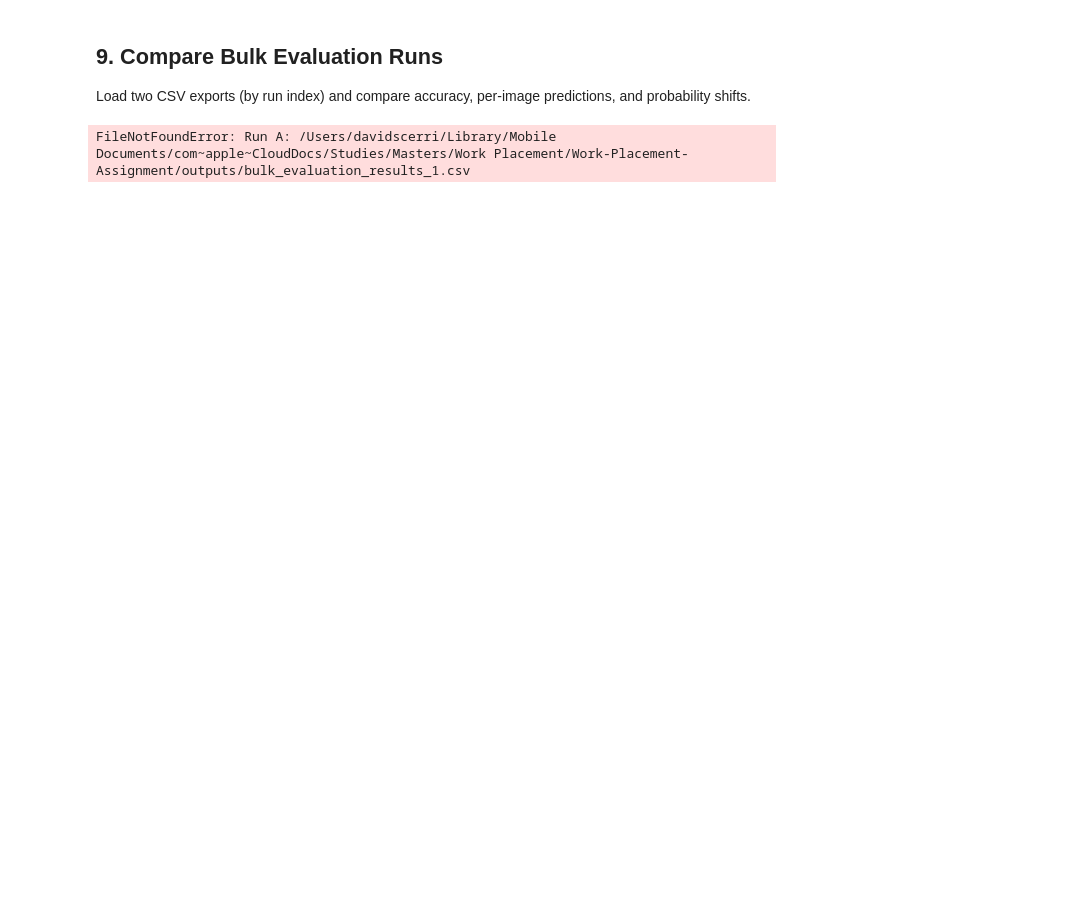
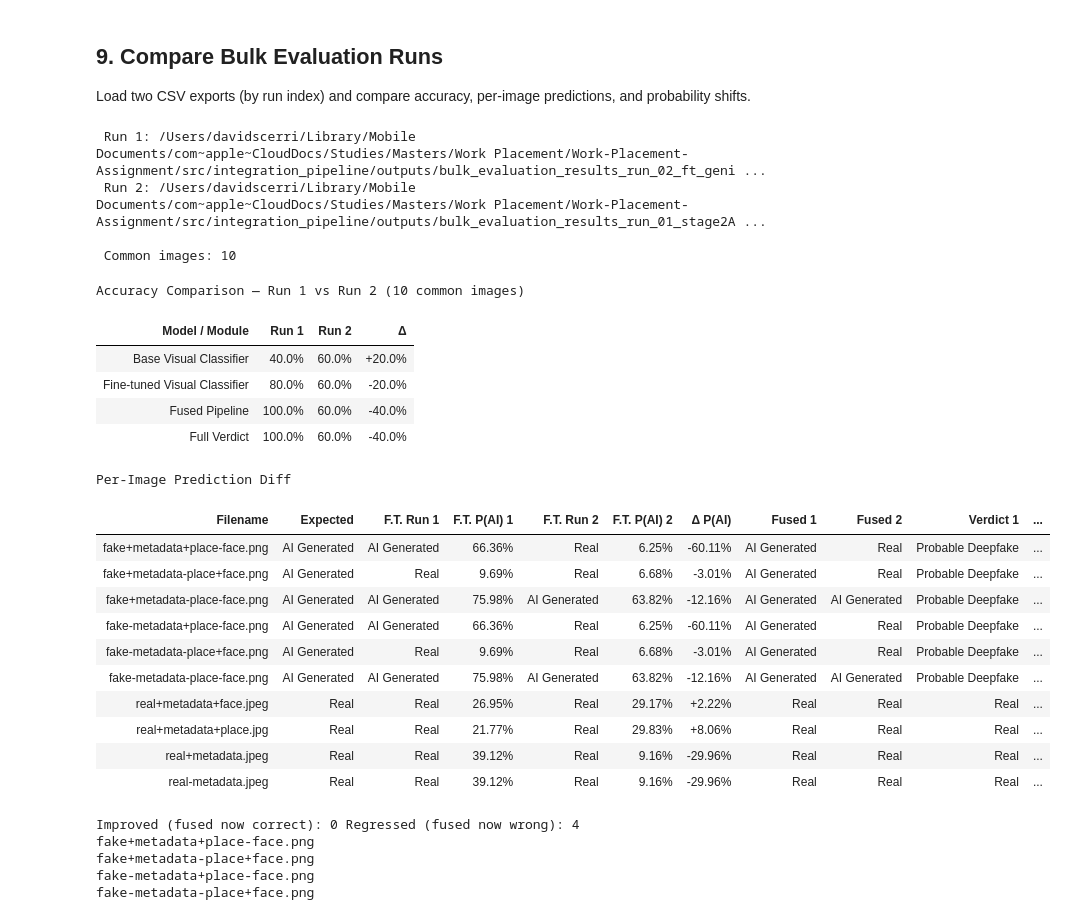
Before and after one commit to DavidBScerri/Work-Placement-Assignment, a Jupyter notebook: src/integration_pipeline/bulk_evaluation.ipynb, the cells around one changed output. Saved outputs shown, nothing was run; the diff lists cells and outputs as text; code cells hidden in the pictures; blank space fills up the shorter version.

```diff
--- a/src/integration_pipeline/bulk_evaluation.ipynb
+++ b/src/integration_pipeline/bulk_evaluation.ipynb
@@ -619,14 +619,14 @@ Load two CSV exports (by run index) and compare accuracy, per-image predictions,
 import csv
 from IPython.display import display, HTML
 
-RUN_A = 1   # first run  (bulk_evaluation_results.csv)
-RUN_B = 2   # second run (bulk_evaluation_results_1.csv)
+csv_a = os.path.join(
+    PROJECT_ROOT, "src", "integration_pipeline", "outputs", "bulk_evaluation_results_run_02_ft_genimage_w_julienlucas.csv"
+)
 
-def _csv_path(idx):
-    suffix = '' if idx == 0 else f'_{idx}'
-    return os.path.join(PROJECT_ROOT, 'outputs', f'bulk_evaluation_results{suffix}.csv')
+csv_b = os.path.join(
+    PROJECT_ROOT, "src", "integration_pipeline", "outputs", "bulk_evaluation_results_run_01_stage2A_ft_combined.csv"
+)
 
-csv_a, csv_b = _csv_path(RUN_A), _csv_path(RUN_B)
 
 for label, path in [('Run A', csv_a), ('Run B', csv_b)]:
     if not os.path.exists(path):
@@ -775,31 +775,57 @@ for fname in common:
     {TR}{row_style}>
         {TD} style="text-align:left;"><code>{fname}</code></td>
         {TD}>{exp}</td>
         {TD} class="{pred_cls(a['ft_prediction'], exp)}">{a['ft_prediction']}</td>
         {TD}>{a['ft_ai_prob']:.2%}</td>
         {TD} class="{pred_cls(b['ft_prediction'], exp)}">{b['ft_prediction']}</td>
         {TD}>{b['ft_ai_prob']:.2%}</td>
         {TD} class="{d_cls}">{d_sign}{ft_delta:.2%}</td>
         {TD} class="{pred_cls(a['fused_label'], exp)}">{a['fused_label']}</td>
         {TD} class="{pred_cls(b['fused_label'], exp)}">{b['fused_label']}</td>
         {TD}>{a['verdict']}</td>
         {TD}>{b['verdict']}</td>
     </tr>"""
 
 html += '</tbody></table>'
 
 improved = [f for f in common if not data_a[f]['fused_correct'] and data_b[f]['fused_correct']]
 regressed = [f for f in common if data_a[f]['fused_correct'] and not data_b[f]['fused_correct']]
 
 html += '<div style="margin-top:18px; font-size:13px; font-family:-apple-system,sans-serif;">'
 html += f'<b> Improved (fused now correct):</b> {len(improved)}'
 if improved:
     html += '<ul>' + ''.join(f'<li><code>{f}</code></li>' for f in improved) + '</ul>'
 html += f'<b> Regressed (fused now wrong):</b> {len(regressed)}'
 if regressed:
     html += '<ul>' + ''.join(f'<li><code>{f}</code></li>' for f in regressed) + '</ul>'
 html += '</div>'
 
 display(HTML(html))
 # %% [output]
-FileNotFoundError: Run A: /Users/davidscerri/Library/Mobile Documents/com~apple~CloudDocs/Studies/Masters/Work Placement/Work-Placement-Assignment/outputs/bulk_evaluation_results_1.csv
+ Run 1: /Users/davidscerri/Library/Mobile Documents/com~apple~CloudDocs/Studies/Masters/Work Placement/Work-Placement-Assignment/src/integration_pipeline/outputs/bulk_evaluation_results_run_02_ft_geni ...
+ Run 2: /Users/davidscerri/Library/Mobile Documents/com~apple~CloudDocs/Studies/Masters/Work Placement/Work-Placement-Assignment/src/integration_pipeline/outputs/bulk_evaluation_results_run_01_stage2A ...
+
+ Common images: 10
+Accuracy Comparison — Run 1 vs Run 2 (10 common images)
+| Model / Module | Run 1 | Run 2 | Δ |
+| Base Visual Classifier | 40.0% | 60.0% | +20.0% |
+| Fine-tuned Visual Classifier | 80.0% | 60.0% | -20.0% |
+| Fused Pipeline | 100.0% | 60.0% | -40.0% |
+| Full Verdict | 100.0% | 60.0% | -40.0% |
+Per-Image Prediction Diff
+| Filename | Expected | F.T. Run 1 | F.T. P(AI) 1 | F.T. Run 2 | F.T. P(AI) 2 | Δ P(AI) | Fused 1 | Fused 2 | Verdict 1 | ... |
+| fake+metadata+place-face.png | AI Generated | AI Generated | 66.36% | Real | 6.25% | -60.11% | AI Generated | Real | Probable Deepfake | ... |
+| fake+metadata-place+face.png | AI Generated | Real | 9.69% | Real | 6.68% | -3.01% | AI Generated | Real | Probable Deepfake | ... |
+| fake+metadata-place-face.png | AI Generated | AI Generated | 75.98% | AI Generated | 63.82% | -12.16% | AI Generated | AI Generated | Probable Deepfake | ... |
+| fake-metadata+place-face.png | AI Generated | AI Generated | 66.36% | Real | 6.25% | -60.11% | AI Generated | Real | Probable Deepfake | ... |
+| fake-metadata-place+face.png | AI Generated | Real | 9.69% | Real | 6.68% | -3.01% | AI Generated | Real | Probable Deepfake | ... |
+| fake-metadata-place-face.png | AI Generated | AI Generated | 75.98% | AI Generated | 63.82% | -12.16% | AI Generated | AI Generated | Probable Deepfake | ... |
+| real+metadata+face.jpeg | Real | Real | 26.95% | Real | 29.17% | +2.22% | Real | Real | Real | ... |
+| real+metadata+place.jpg | Real | Real | 21.77% | Real | 29.83% | +8.06% | Real | Real | Real | ... |
+| real+metadata.jpeg | Real | Real | 39.12% | Real | 9.16% | -29.96% | Real | Real | Real | ... |
+| real-metadata.jpeg | Real | Real | 39.12% | Real | 9.16% | -29.96% | Real | Real | Real | ... |
+Improved (fused now correct): 0 Regressed (fused now wrong): 4
+fake+metadata+place-face.png
+fake+metadata-place+face.png
+fake-metadata+place-face.png
+fake-metadata-place+face.png
```
Also changed, not shown: parts of 7 cells of this notebook, 2 other files.
